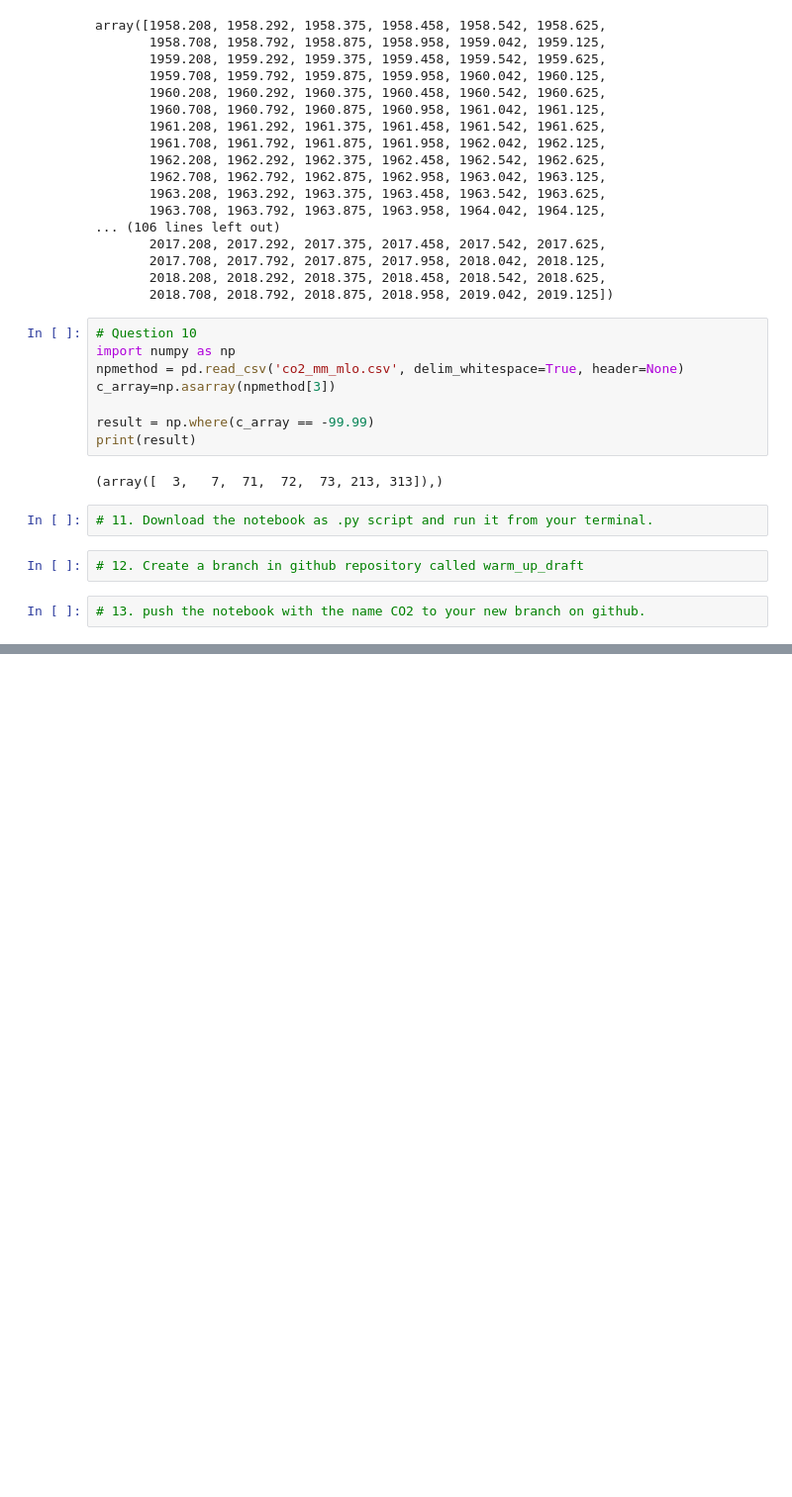
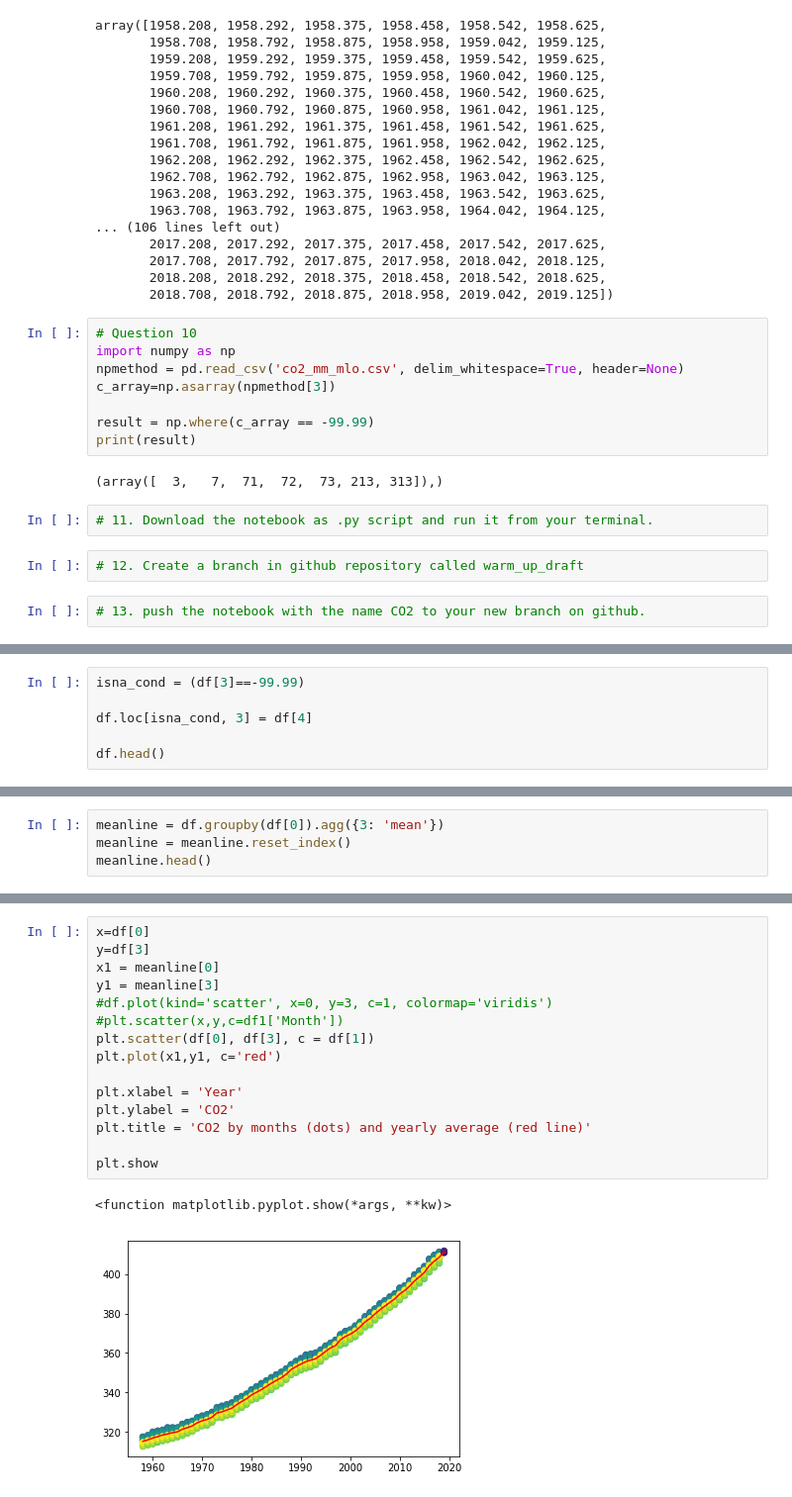
Before and after one commit to johnmarkdaniels/dc_ds_04_22_19, a Jupyter notebook: module_1/module_1_warmups/week_1/my_solutions/daniels_thursday_warmup.ipynb, the cells around one changed output, grey strips where cells are left out. Shown at 99% size. Saved outputs shown, nothing was run; the diff lists cells and outputs as text; blank space fills up the shorter version.

```diff
--- a/module_1/module_1_warmups/week_1/my_solutions/daniels_thursday_warmup.ipynb
+++ b/module_1/module_1_warmups/week_1/my_solutions/daniels_thursday_warmup.ipynb
@@ -223,0 +208,6 @@ df.loc[df[3]==-99.99, :]
+# %%
+isna_cond = (df[3]==-99.99)
+
+df.loc[isna_cond, 3] = df[4]
+
+df.head()
@@ -223,0 +228,4 @@ df.loc[df[3]==-99.99, :]
+# %%
+meanline = df.groupby(df[0]).agg({3: 'mean'})
+meanline = meanline.reset_index()
+meanline.head()
@@ -223,0 +239,18 @@ df.loc[df[3]==-99.99, :]
+# %%
+x=df[0]
+y=df[3]
+x1 = meanline[0]
+y1 = meanline[3]
+#df.plot(kind='scatter', x=0, y=3, c=1, colormap='viridis')
+#plt.scatter(x,y,c=df1['Month'])
+plt.scatter(df[0], df[3], c = df[1])
+plt.plot(x1,y1, c='red')
+
+plt.xlabel = 'Year'
+plt.ylabel = 'CO2'
+plt.title = 'CO2 by months (dots) and yearly average (red line)'
+
+plt.show
+# %% [output]
+<function matplotlib.pyplot.show(*args, **kw)>
+[figure, added]
```
Also changed, not shown: parts of 8 cells of this notebook.
